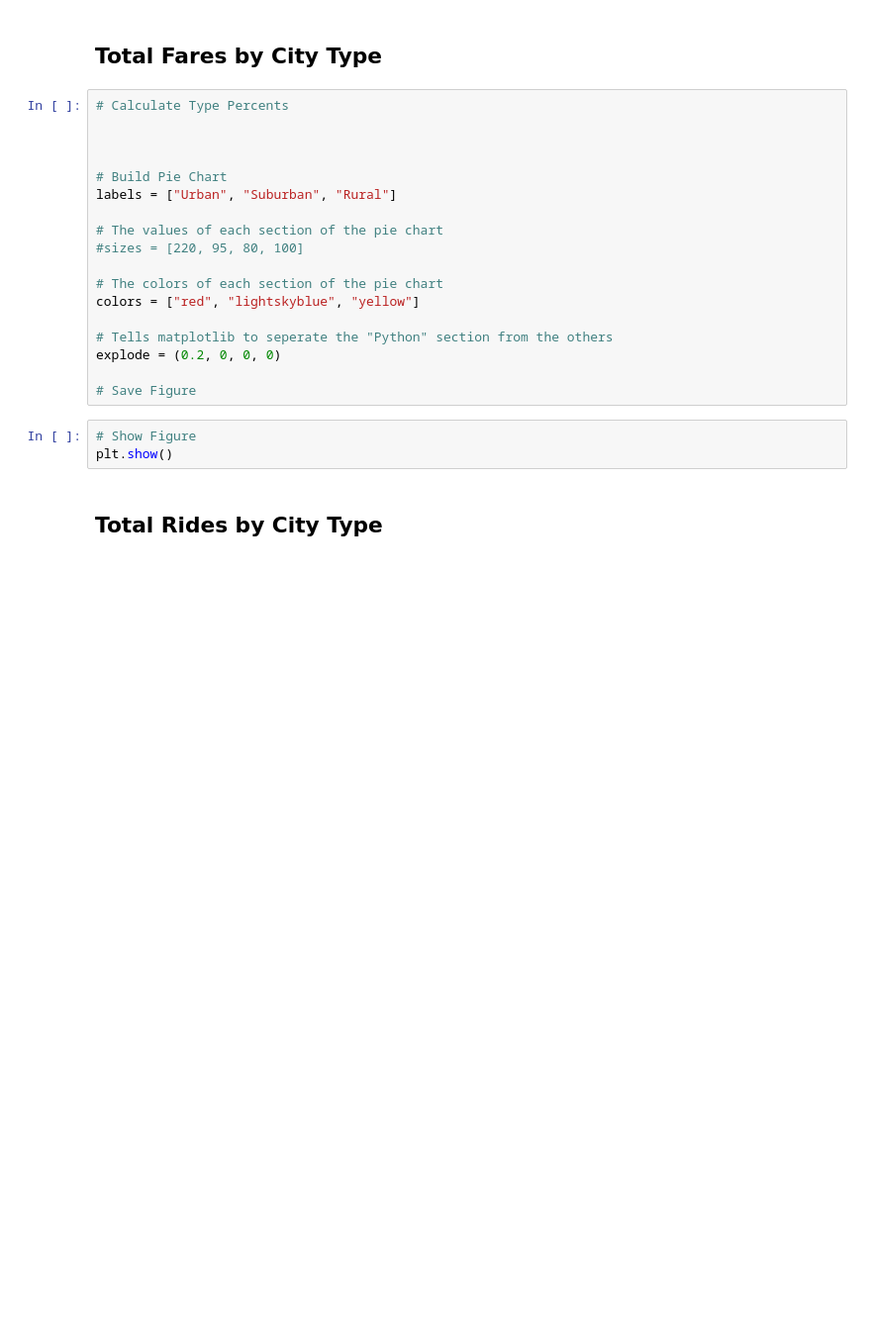
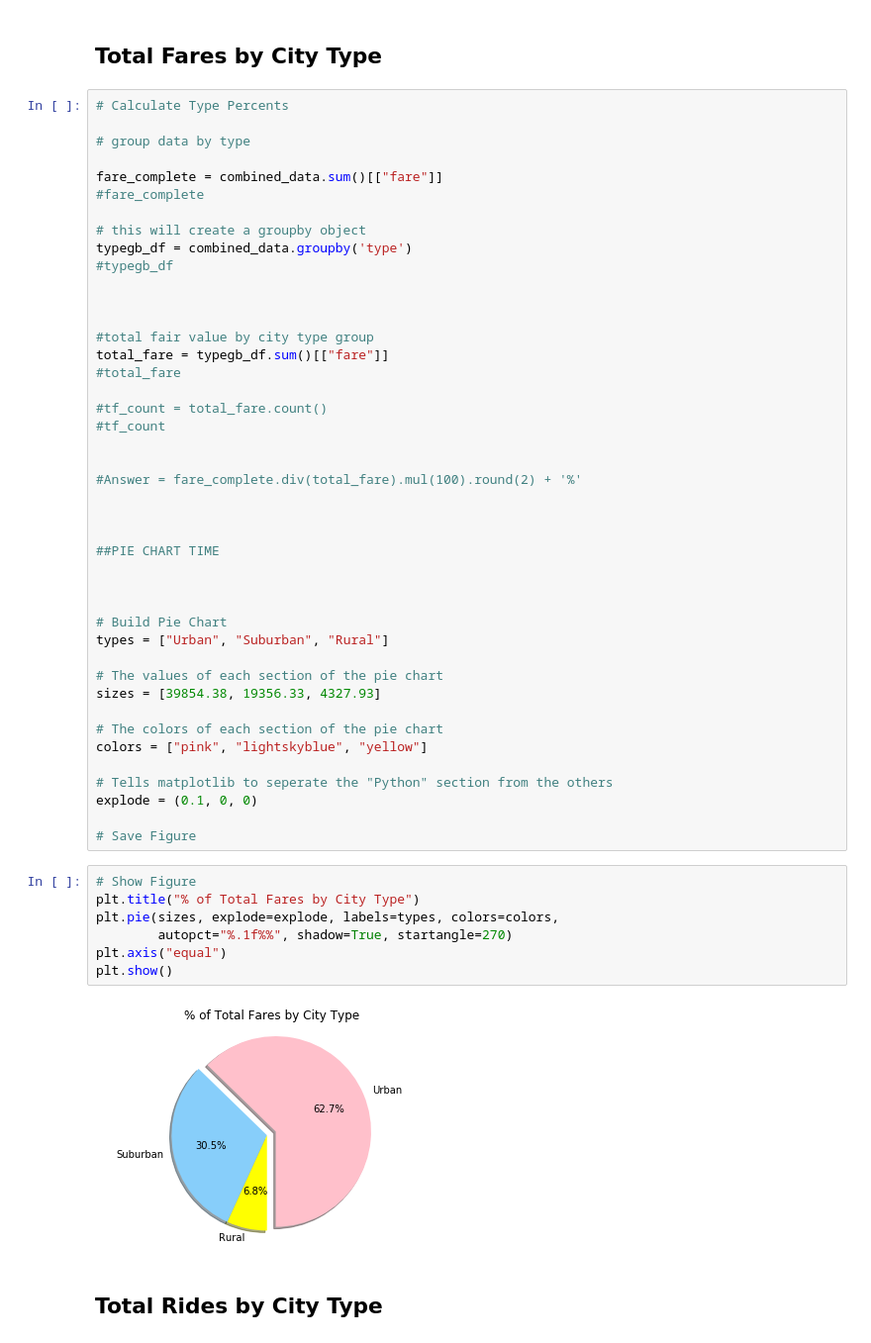
Before and after one commit to hah24ley/MPL, a Jupyter notebook: pyber_starter.ipynb, the cells around one changed output. Shown at 99% size. Drawn from its saved outputs; the diff is of its cells as text; blank space fills up the shorter version.

```diff
--- a/pyber_starter.ipynb
+++ b/pyber_starter.ipynb
@@ -62,25 +62,56 @@ plt.show()
 ## Total Fares by City Type
 # %%
 # Calculate Type Percents
+
+# group data by type
+
+fare_complete = combined_data.sum()[["fare"]]
+#fare_complete
+
+# this will create a groupby object
+typegb_df = combined_data.groupby('type')
+#typegb_df
+
+
+
+#total fair value by city type group
+total_fare = typegb_df.sum()[["fare"]]
+#total_fare
+
+#tf_count = total_fare.count()
+#tf_count
+
+
+#Answer = fare_complete.div(total_fare).mul(100).round(2) + '%'
+
+
+
+##PIE CHART TIME
 
 
 
 # Build Pie Chart
-labels = ["Urban", "Suburban", "Rural"]
+types = ["Urban", "Suburban", "Rural"]
 
 # The values of each section of the pie chart
-#sizes = [220, 95, 80, 100]
+sizes = [39854.38, 19356.33, 4327.93]
 
 # The colors of each section of the pie chart
-colors = ["red", "lightskyblue", "yellow"]
+colors = ["pink", "lightskyblue", "yellow"]
 
 # Tells matplotlib to seperate the "Python" section from the others
-explode = (0.2, 0, 0, 0)
+explode = (0.1, 0, 0)
 
 # Save Figure
-# %%
-# Show Figure
-plt.show()
+# %%
+# Show Figure
+plt.title("% of Total Fares by City Type")
+plt.pie(sizes, explode=explode, labels=types, colors=colors,
+        autopct="%.1f%%", shadow=True, startangle=270)
+plt.axis("equal")
+plt.show()
+# %% [output]
+[figure, added]
 # %% [markdown]
 ## Total Rides by City Type
 # %%
```
